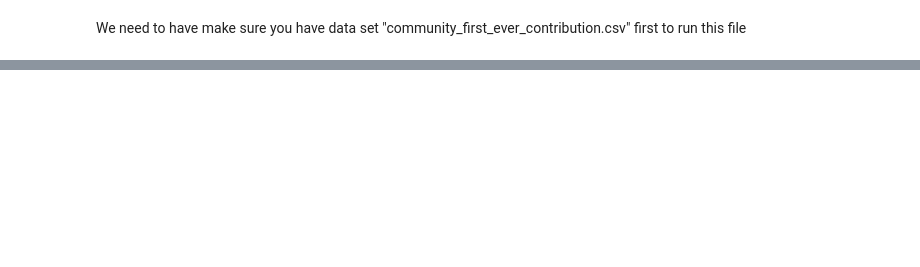
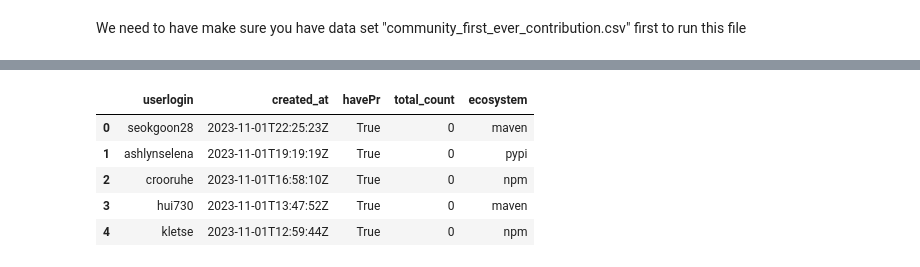
Before and after one commit to sauravgupta2800/Open-source-community-health, a Jupyter notebook: community_first_ever_contribution.ipynb, the cells around one changed output, grey strips where cells are left out. Cells and saved outputs as stored; diff of their text form; code cells hidden in the pictures; blank space fills up the shorter version.

Commit message:
engagement data

```diff
--- a/community_first_ever_contribution.ipynb
+++ b/community_first_ever_contribution.ipynb
@@ -47,0 +62,8 @@ dtype: float64
+# %%
+#
+#  MAIN DATASET
+#
+df = pd.read_csv('community_engagement_records.csv')
+df = df[~df['userlogin'].str.contains('Bot|bot', case=False)]
+main_df = df[~df['author_association'].isin(["COLLABORATOR", "MEMBER", "OWNER"])]
+print(main_df.describe())
@@ -47,0 +80,9 @@ dtype: float64
+# %%
+#
+#  FIRST EVER CONTRIBUTION
+#
+first_ever_df = pd.read_csv('community_first_ever_contribution.csv')
+filtered_df = first_ever_df[~first_ever_df['userlogin'].str.contains('Bot|bot', case=False)]
+newcomer_df = filtered_df[filtered_df['total_count'] == 0]
+
+print(newcomer_df.describe())
@@ -47,0 +99,5 @@ dtype: float64
+# %%
+#Merge
+
+merged_df = pd.merge(newcomer_df, main_df[['Name', 'userlogin']], on='userlogin', how='left')
+merged_df.describe()
@@ -47,0 +114,18 @@ dtype: float64
+# %%
+
+merged_df = merged_df[merged_df['total_count'] == 0]
+
+merged_df.head()
+# result_df = merged_df.groupby(['ecosystem', 'modified_userlogin']).size().reset_index(name='count')
+
+# # Display the resulting dataframe
+# result_df = result_df.sort_values(by='count', ascending=False)
+
+# print(result_df)
+# %% [output]
+|  | userlogin | created_at | havePr | total_count | ecosystem |
+| 0 | seokgoon28 | 2023-11-01T22:25:23Z | True | 0 | maven |
+| 1 | ashlynselena | 2023-11-01T19:19:19Z | True | 0 | pypi |
+| 2 | crooruhe | 2023-11-01T16:58:10Z | True | 0 | npm |
+| 3 | hui730 | 2023-11-01T13:47:52Z | True | 0 | maven |
+| 4 | kletse | 2023-11-01T12:59:44Z | True | 0 | npm |
```
Also changed, not shown: parts of 7 cells of this notebook, 1 other file.
